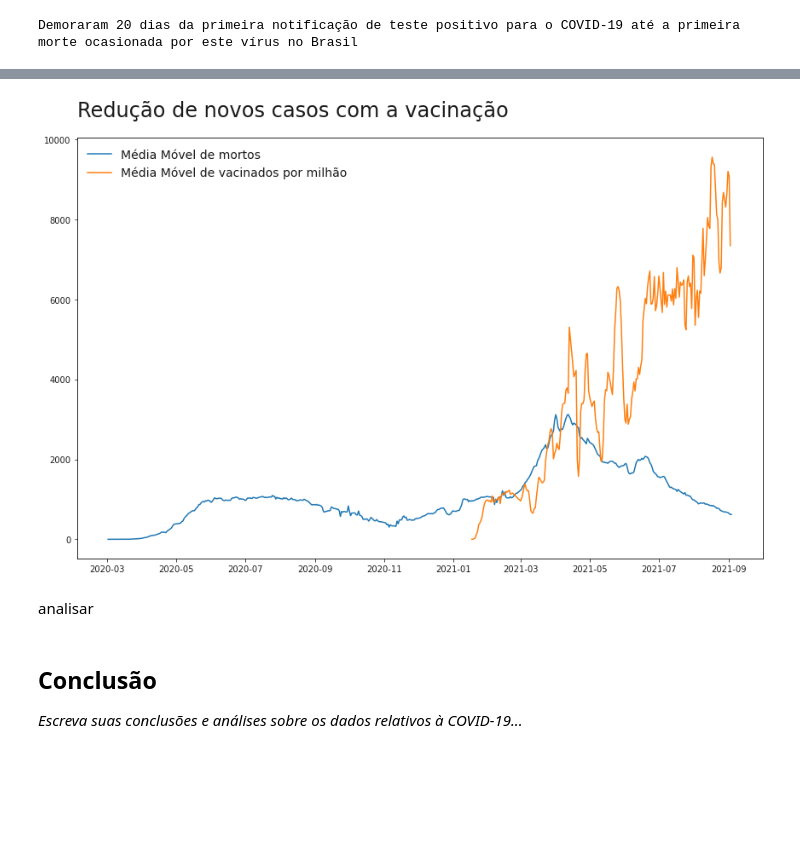
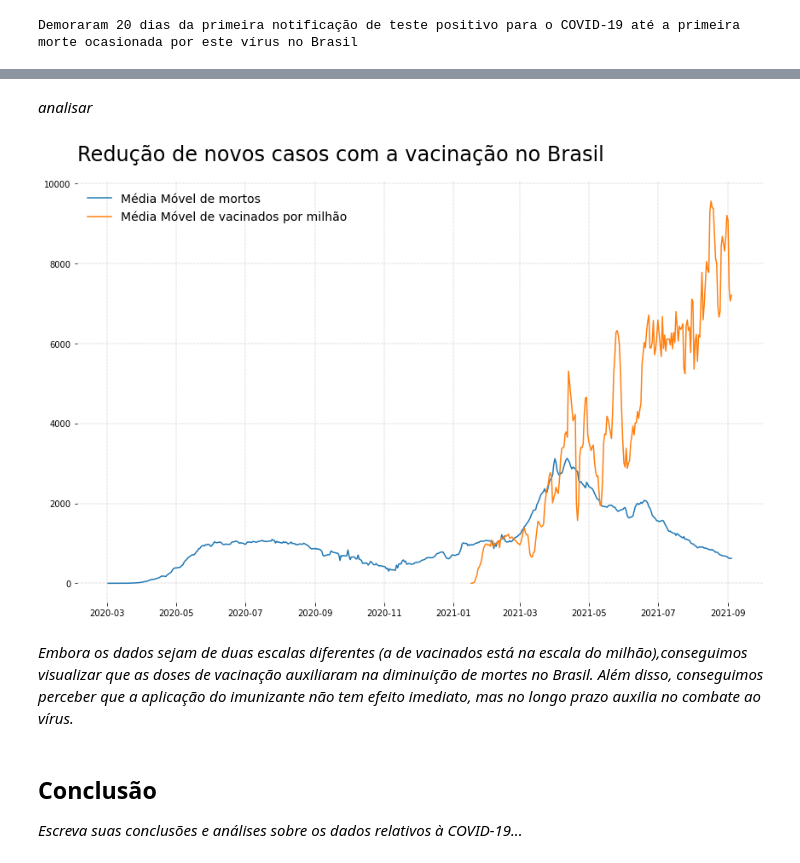
Before and after one commit to FerrazThales/Analysis_COVID_19, a Jupyter notebook: Panorama_da_COVID_19.ipynb, the cells around one changed output, grey strips where cells are left out. Saved outputs shown, nothing was run; the diff lists cells and outputs as text; code cells hidden in the pictures; blank space fills up the shorter version.

```diff
--- a/Panorama_da_COVID_19.ipynb
+++ b/Panorama_da_COVID_19.ipynb
@@ -572,19 +604,24 @@ Demoraram 20 dias da primeira notificação de teste positivo para o COVID-19 at
+# %% [markdown]
+*analisar*
 # %%
 #criando o figure e o ax no matplotlib
 fig,ax = plt.subplots(figsize=(12,8))
 
 #parâmetros do gráfico
-ax.set_title('Redução de novos casos com a vacinação',loc='left',pad=25,fontdict={'fontsize':24,'family':'DejaVu Sans'})
+ax.set_title('Redução de novos casos com a vacinação no Brasil',loc='left',pad=25,fontdict={'fontsize':24,'family':'DejaVu Sans'})
 ax.plot(df_covid.loc[df_covid.location =='Brazil','new_deaths_smoothed'])
 ax.plot(df_covid.loc[df_covid.location =='Brazil','new_vaccinations_smoothed_per_million'])
-ax.legend(['Média Móvel de mortos','Média Móvel de vacinados por milhão'],frameon=False,fontsize=14)
+ax.legend(['Média Móvel de mortos','Média Móvel de vacinados por milhão'],frameon=False,fontsize=14,loc='top')
 
 #plotando os gráficos
+ax.grid(linestyle='-.',lw=0.4,aa=True)
+ax.set_frame_on(False)
 plt.tight_layout();
 # %% [output]
-[figure, old version]
+[figure, new version]
-# %% [markdown]
-analisar
+# %% [markdown]
+*Embora os dados sejam de duas escalas diferentes (a de vacinados está na escala do milhão),conseguimos visualizar que as doses de vacinação auxiliaram na diminuição de mortes no Brasil.*
+*Além disso, conseguimos perceber que a aplicação do imunizante não tem efeito imediato, mas no longo prazo auxilia no combate ao vírus.*
 # %% [markdown]
 ## Conclusão
 
```
Also changed, not shown: parts of 11 cells of this notebook.
